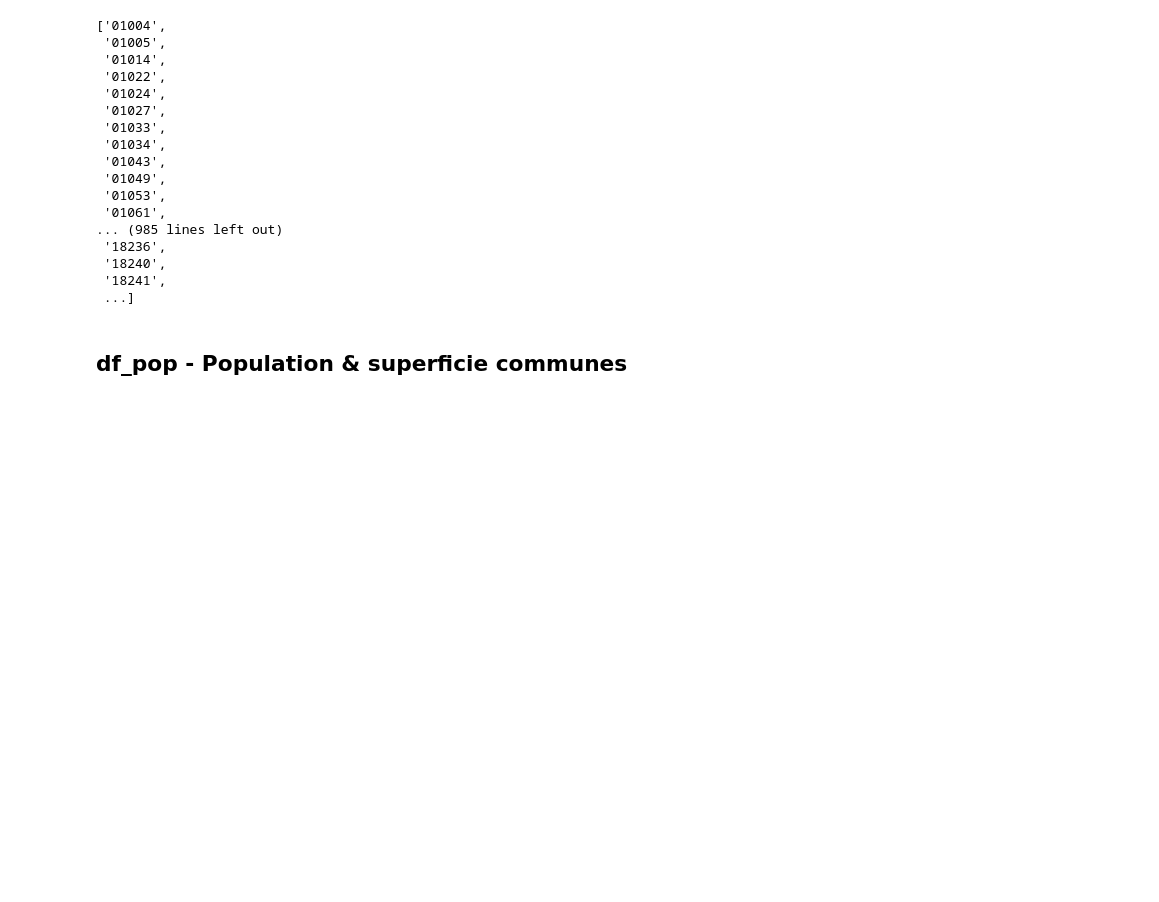
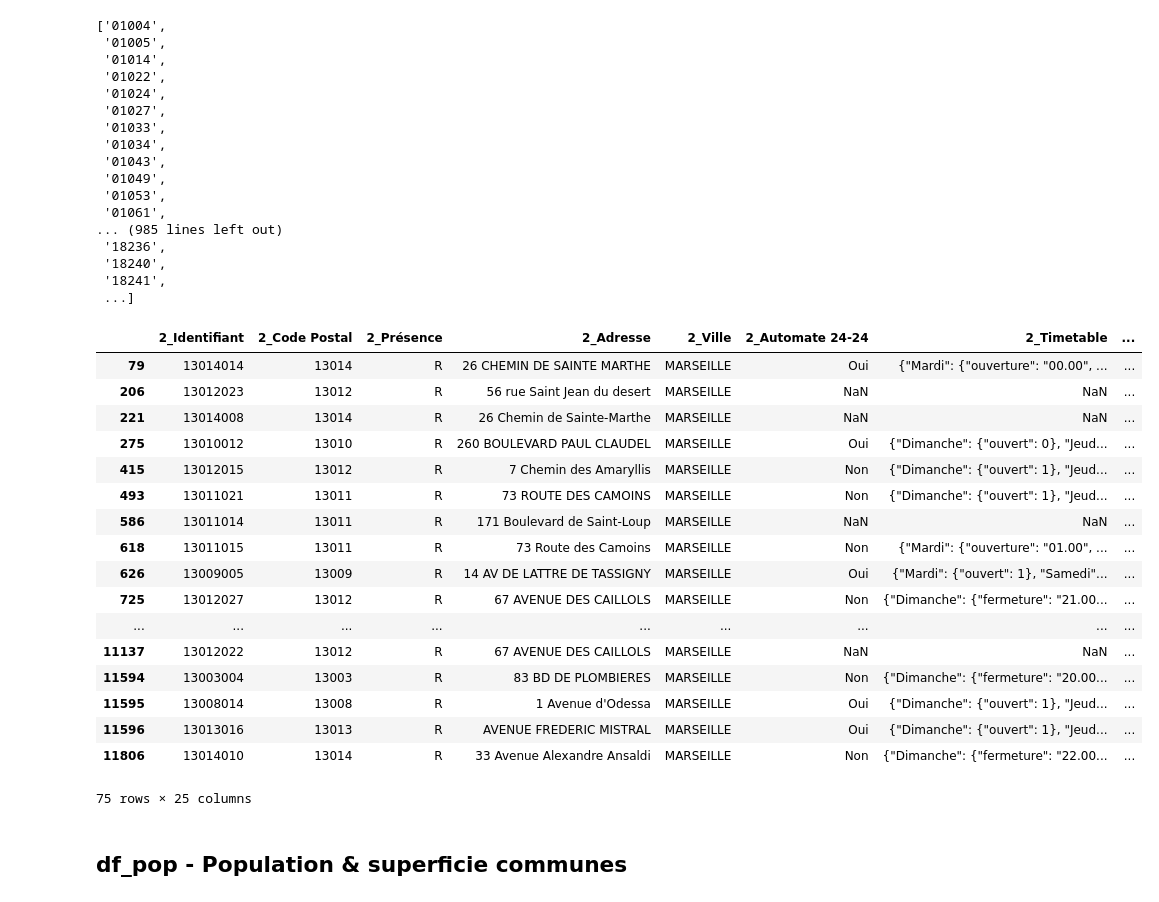
Before and after one commit to FilRougeMobilite/Mobilite, a Jupyter notebook: Merge_tables.ipynb, the cells around one changed output. Cells and saved outputs as stored; diff of their text form; code cells hidden in the pictures; blank space fills up the shorter version.

```diff
--- a/Merge_tables.ipynb
+++ b/Merge_tables.ipynb
@@ -152,6 +152,27 @@ sorted(df_carb['2_code_commune_n'].unique())
  '18240',
  '18241',
  ...]
+# %%
+df_carb[df_carb['2_code_commune_n']=='11220']
+# %% [output]
+|  | 2_Identifiant | 2_Code Postal | 2_Présence | 2_Adresse | 2_Ville | 2_Automate 24-24 | 2_Timetable | ... |
+| 79 | 13014014 | 13014 | R | 26 CHEMIN DE SAINTE MARTHE | MARSEILLE | Oui | {"Mardi": {"ouverture": "00.00", ... | ... |
+| 206 | 13012023 | 13012 | R | 56 rue Saint Jean du desert | MARSEILLE | NaN | NaN | ... |
+| 221 | 13014008 | 13014 | R | 26 Chemin de Sainte-Marthe | MARSEILLE | NaN | NaN | ... |
+| 275 | 13010012 | 13010 | R | 260 BOULEVARD PAUL CLAUDEL | MARSEILLE | Oui | {"Dimanche": {"ouvert": 0}, "Jeud... | ... |
+| 415 | 13012015 | 13012 | R | 7 Chemin des Amaryllis | MARSEILLE | Non | {"Dimanche": {"ouvert": 1}, "Jeud... | ... |
+| 493 | 13011021 | 13011 | R | 73 ROUTE DES CAMOINS | MARSEILLE | Non | {"Dimanche": {"ouvert": 1}, "Jeud... | ... |
+| 586 | 13011014 | 13011 | R | 171 Boulevard de Saint-Loup | MARSEILLE | NaN | NaN | ... |
+| 618 | 13011015 | 13011 | R | 73 Route des Camoins | MARSEILLE | Non | {"Mardi": {"ouverture": "01.00", ... | ... |
+| 626 | 13009005 | 13009 | R | 14 AV DE LATTRE DE TASSIGNY | MARSEILLE | Oui | {"Mardi": {"ouvert": 1}, "Samedi"... | ... |
+| 725 | 13012027 | 13012 | R | 67 AVENUE DES CAILLOLS | MARSEILLE | Non | {"Dimanche": {"fermeture": "21.00... | ... |
+| ... | ... | ... | ... | ... | ... | ... | ... | ... |
+| 11137 | 13012022 | 13012 | R | 67 AVENUE DES CAILLOLS | MARSEILLE | NaN | NaN | ... |
+| 11594 | 13003004 | 13003 | R | 83 BD DE PLOMBIERES | MARSEILLE | Non | {"Dimanche": {"fermeture": "20.00... | ... |
+| 11595 | 13008014 | 13008 | R | 1 Avenue d'Odessa | MARSEILLE | Oui | {"Dimanche": {"ouvert": 1}, "Jeud... | ... |
+| 11596 | 13013016 | 13013 | R | AVENUE FREDERIC MISTRAL | MARSEILLE | Oui | {"Dimanche": {"ouvert": 1}, "Jeud... | ... |
+| 11806 | 13014010 | 13014 | R | 33 Avenue Alexandre Ansaldi | MARSEILLE | Non | {"Dimanche": {"fermeture": "22.00... | ... |
+75 rows × 25 columns
 # %% [markdown]
 ## df_pop - Population & superficie communes
 # %%
```
Also changed, not shown: parts of 1 cell of this notebook, 2 other files.
